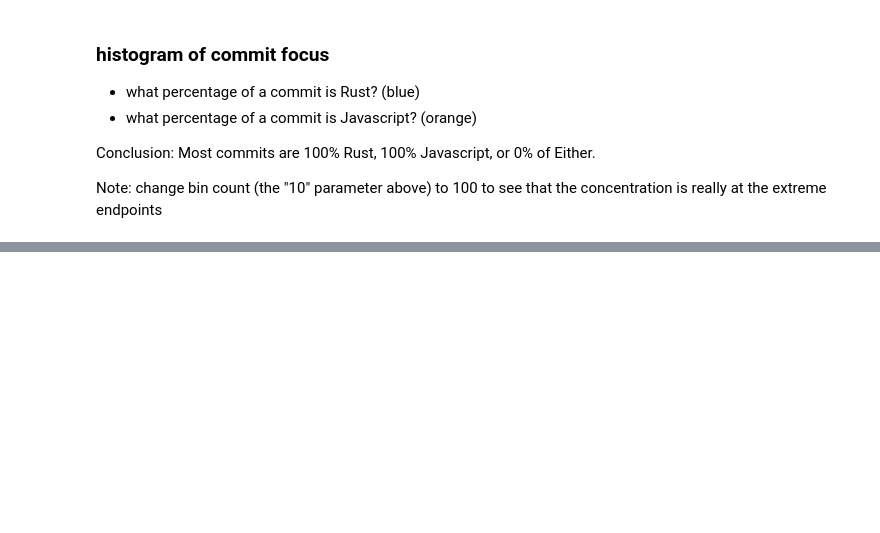
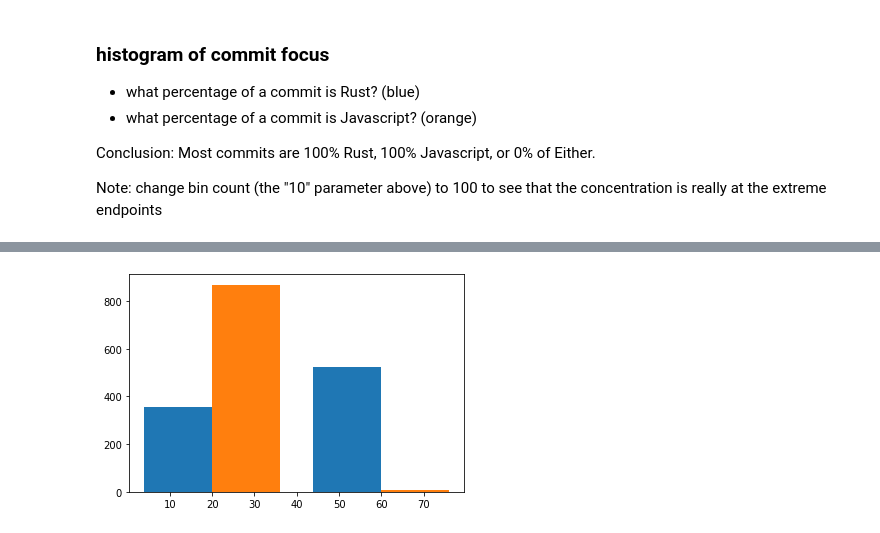
Before and after one commit to Deadman-DAO/Web3HackerNetwork, a Jupyter notebook: sandbox/notebooks/bob/commit_clustering.ipynb, the cells around one changed output, grey strips where cells are left out. Cells and saved outputs as stored; diff of their text form; code cells hidden in the pictures; blank space fills up the shorter version.

```diff
--- a/sandbox/notebooks/bob/commit_clustering.ipynb
+++ b/sandbox/notebooks/bob/commit_clustering.ipynb
@@ -177,0 +202,18 @@ Note: change bin count (the "10" parameter above) to 100 to see that the concent
+# %%
+import matplotlib.pyplot as plt
+import numpy as np
+
+stats_set = [stats for stats in all_stats
+             if stats['binFiles'] == 0
+             and stats['textLines'] > 10
+             and stats['pctRustBytes'] > 20
+             and stats['pctRustBytes'] < 80
+            ]
+
+pct_rust_array = [stats['pctRustBytes'] for stats in stats_set]
+pct_js_array = [stats['pctJsBytes'] for stats in stats_set]
+
+plt.hist([np.array(pct_rust_array), np.array(pct_js_array)], 2)
+plt.show()
+# %% [output]
+[figure, added]
```
Also changed, not shown: parts of 8 cells of this notebook.
